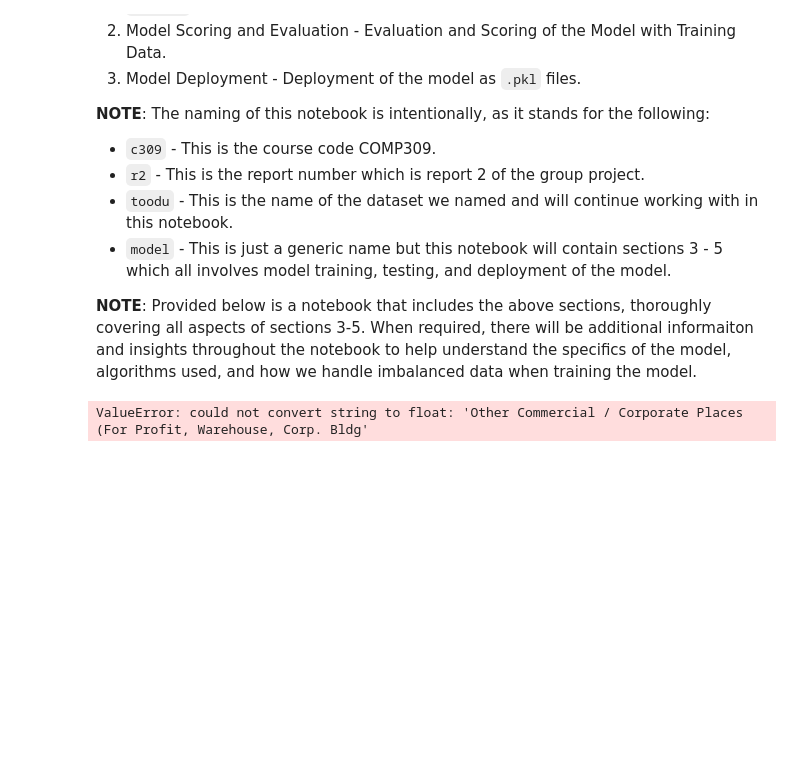
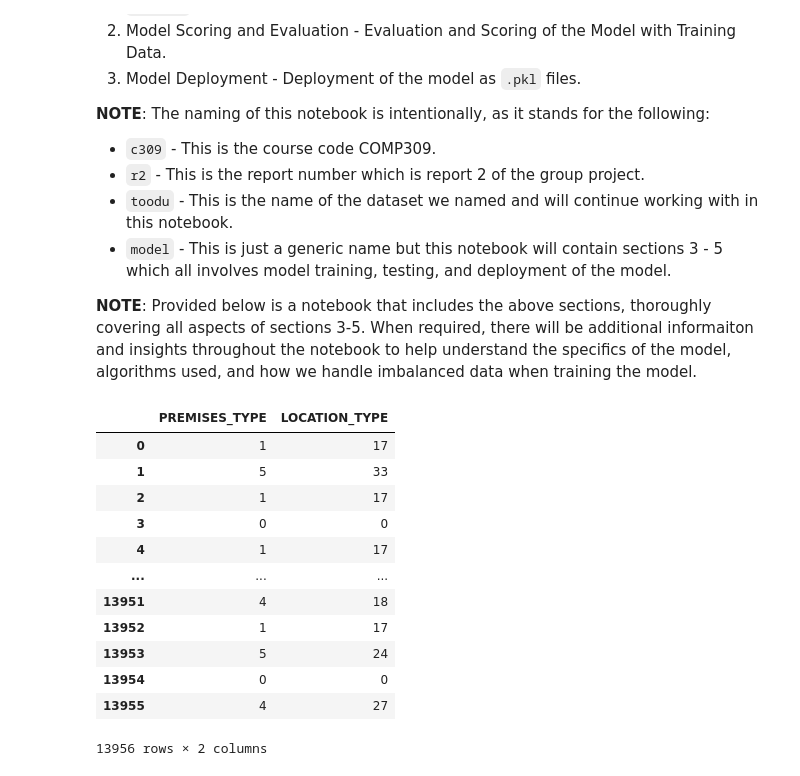
Before and after one commit to Hi-kue/syncgraph-309, a Jupyter notebook: server/insights/c309_r2_toodu_model.ipynb, the cells around one changed output. Saved outputs shown, nothing was run; the diff lists cells and outputs as text; code cells hidden in the pictures; blank space fills up the shorter version.

```diff
--- a/server/insights/c309_r2_toodu_model.ipynb
+++ b/server/insights/c309_r2_toodu_model.ipynb
@@ -52,13 +32,44 @@ toodu_ft_df = pd.read_csv(os.path.join(DEFAULT_DATA_PATH, "Theft_Over_Open_Data_
 # %%
 from sklearn.preprocessing import LabelEncoder, StandardScaler
 
+theft_over_categories = {
+    "Theft - Misapprop Funds Over",
+    "Theft Over - Bicycle",
+    "Theft Over - Distraction",
+    "Theft Over",
+    "Theft Over - Shoplifting",
+    "Theft Of Utilities Over",
+    "Theft From Mail / Bag / Key"
+}
+
+toodu_ft_df["OFFENCE"] = toodu_ft_df["OFFENCE"].replace(theft_over_categories, "Theft Over")
+
 le = LabelEncoder()
-scaler = StandardScaler()
+toodu_ft_df["OFFENCE_ENCODED"] = le.fit_transform(toodu_ft_df["OFFENCE"])
 
-le.fit(toodu_ft_df[target])
-toodu_ft_df[target] = le.transform(toodu_ft_df[target])
+categorical_features = [
+    "PREMISES_TYPE",
+    "LOCATION_TYPE"
+]
+label_encoders = {}
 
-scaler.fit(toodu_ft_df[features])
-toodu_ft_df[features] = scaler.transform(toodu_ft_df[features], columns_to_fill = features)
+for col in categorical_features:
+    label_encoders[col] = LabelEncoder()
+    toodu_ft_df[col] = label_encoders[col].fit_transform(toodu_ft_df[col])
-# %% [output]
-ValueError: could not convert string to float: 'Other Commercial / Corporate Places (For Profit, Warehouse, Corp. Bldg'
+# %%
+features_filtered = toodu_ft_df[categorical_features]
+features_filtered
+# %% [output]
+|  | PREMISES_TYPE | LOCATION_TYPE |
+| 0 | 1 | 17 |
+| 1 | 5 | 33 |
+| 2 | 1 | 17 |
+| 3 | 0 | 0 |
+| 4 | 1 | 17 |
+| ... | ... | ... |
+| 13951 | 4 | 18 |
+| 13952 | 1 | 17 |
+| 13953 | 5 | 24 |
+| 13954 | 0 | 0 |
+| 13955 | 4 | 27 |
+13956 rows × 2 columns
```
Also changed, not shown: parts of 21 cells of this notebook, 3 other files.
